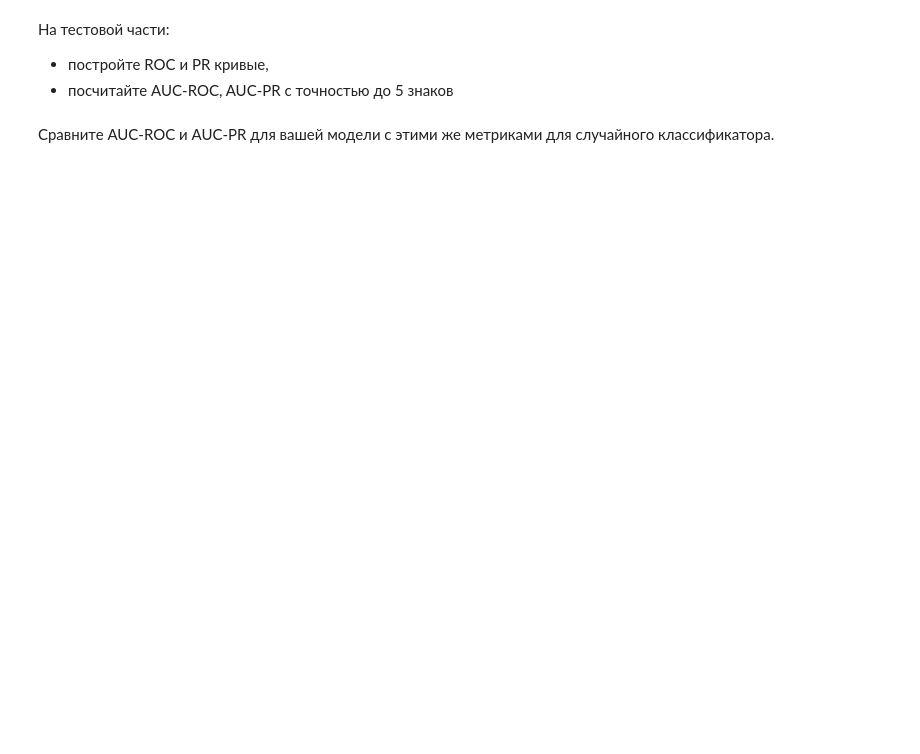
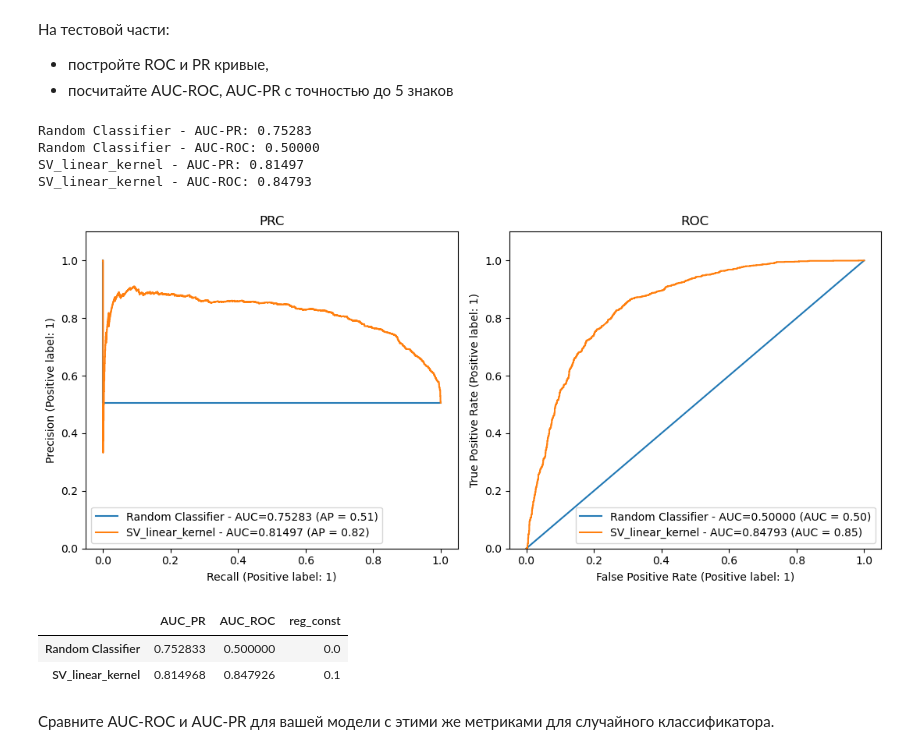
Before and after one commit to MrRozum/mai_ml_lab05_linear_classifiers, a Jupyter notebook: ML_MAI_&_SBER_Linear_classification_LAB_5.ipynb, the cells around one changed output. Saved outputs shown, nothing was run; the diff lists cells and outputs as text; code cells hidden in the pictures; blank space fills up the shorter version.

```diff
--- a/ML_MAI_&_SBER_Linear_classification_LAB_5.ipynb
+++ b/ML_MAI_&_SBER_Linear_classification_LAB_5.ipynb
@@ -155,0 +161,15 @@ __Support Vector Machine (Linear Kernel)__
+# %%
+# %%time
+
+from sklearn.svm import SVC
+from sklearn.model_selection import GridSearchCV
+
+RANDOM_STATE = 3527485
+
+model = SVC(probability=True, kernel='linear', random_state=RANDOM_STATE)
+gd_params = {'C': [0.1, 0.5, 1.0, 5]}
+gs = GridSearchCV(model, gd_params, cv=4, scoring='average_precision', n_jobs=-1)
+gs.fit(X_train, y_train)
+
+y_pred_test = gs.best_estimator_.predict_proba(X_test)[:,1]
+precision, recall, thresholds = precision_recall_curve(y_test, y_pred_test)
@@ -162,2 +185,18 @@ __Support Vector Machine (Linear Kernel)__
+# %%
+classifiers = ['Random Classifier', 'SV_linear_kernel']
+preds = [y_random, y_pred_test]
+depict_pr_roc(y_test, preds, classifiers)
+# %% [output]
+Random Classifier - AUC-PR: 0.75283
+Random Classifier - AUC-ROC: 0.50000
+SV_linear_kernel - AUC-PR: 0.81497
+SV_linear_kernel - AUC-ROC: 0.84793
+[figure, added]
+# %%
+df_metrics
+# %% [output]
+|  | AUC_PR | AUC_ROC | reg_const |
+| Random Classifier | 0.752833 | 0.500000 | 0.0 |
+| SV_linear_kernel | 0.814968 | 0.847926 | 0.1 |
 # %% [markdown]
 Сравните AUC-ROC и AUC-PR для вашей модели с этими же метриками для случайного классификатора.
```
Also changed, not shown: parts of 16 cells of this notebook.
